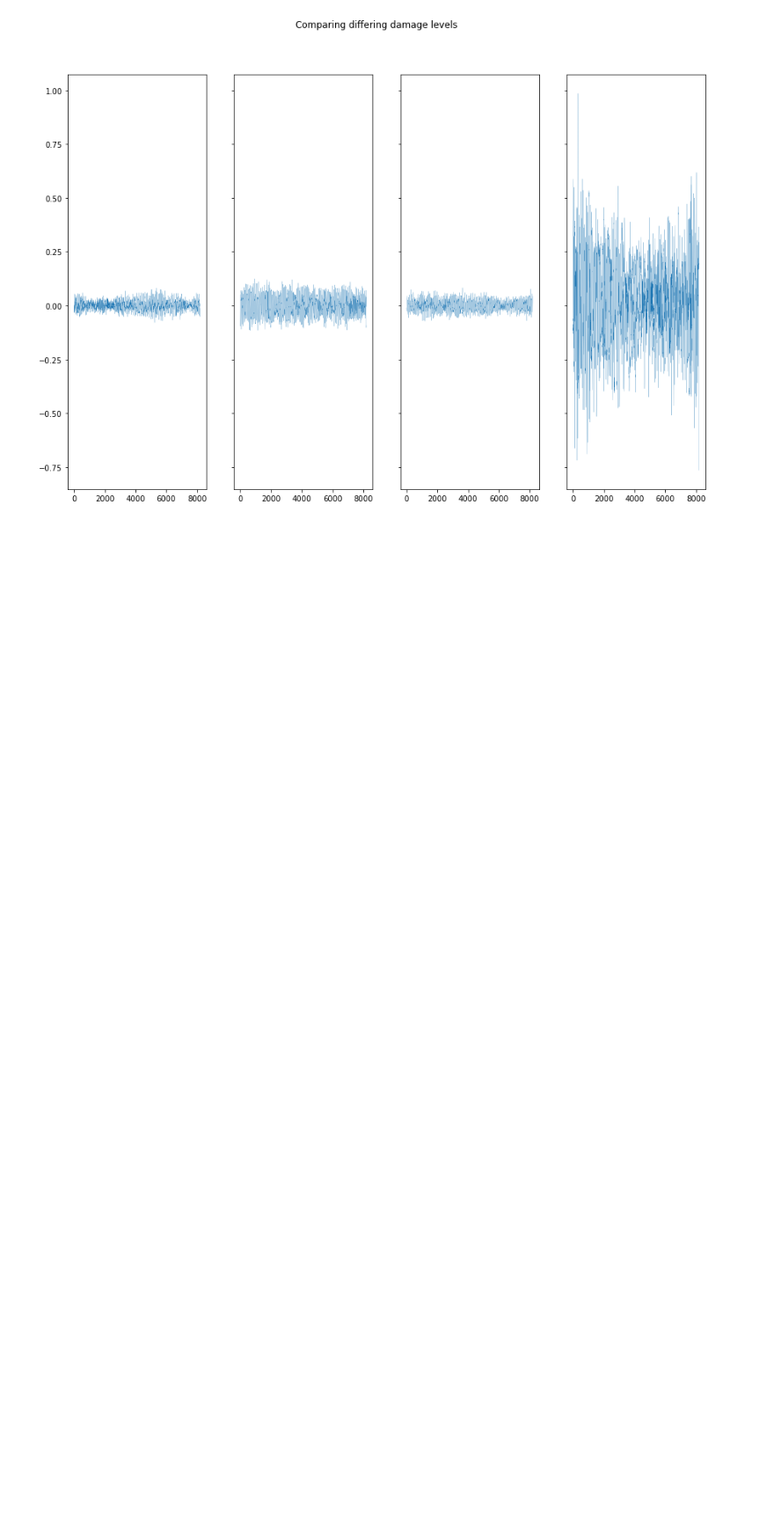
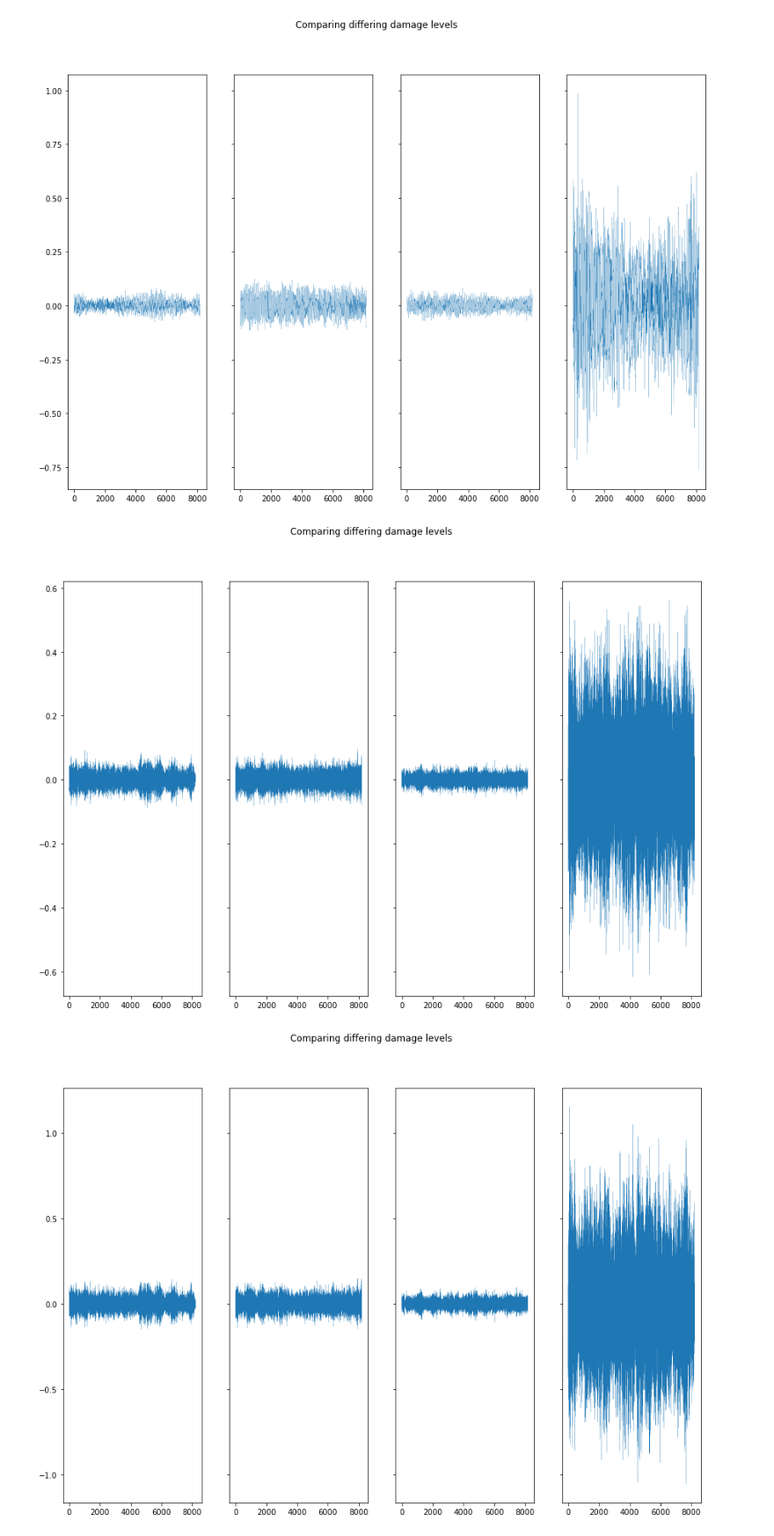
Before and after one commit to twan3617/anomalies, a Jupyter notebook: Example_Data_Sandia.ipynb, the cells around one changed output. Shown: that part at 88% size. Saved outputs shown, nothing was run; the diff lists cells and outputs as text; code cells hidden in the pictures; blank space fills up the shorter version.

```diff
--- a/Example_Data_Sandia.ipynb
+++ b/Example_Data_Sandia.ipynb
@@ -282,3 +283,14 @@ multiplot(MA_damage_data)
 plt.savefig("MA_damages.png")
 # %% [output]
 [figure]
+# %%
+# By the way, I just want to see what happens after differencing
+diff_damage_data = [data.diff() for data in cases_damage_data]
+multiplot(diff_damage_data)
+# looks even noisier than before; some cancellation happens after one differencing
+
+diff2_damage_data = [data.diff() for data in diff_damage_data]
+multiplot(diff2_damage_data)
+# %% [output]
+[figure, added]
+[figure, added]
```
Also changed, not shown: parts of 10 cells of this notebook.
